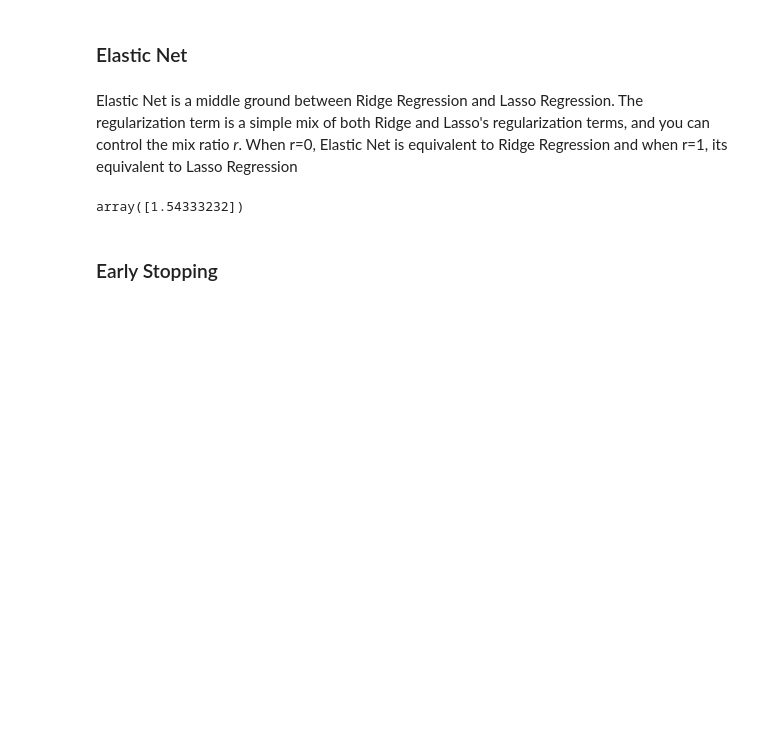
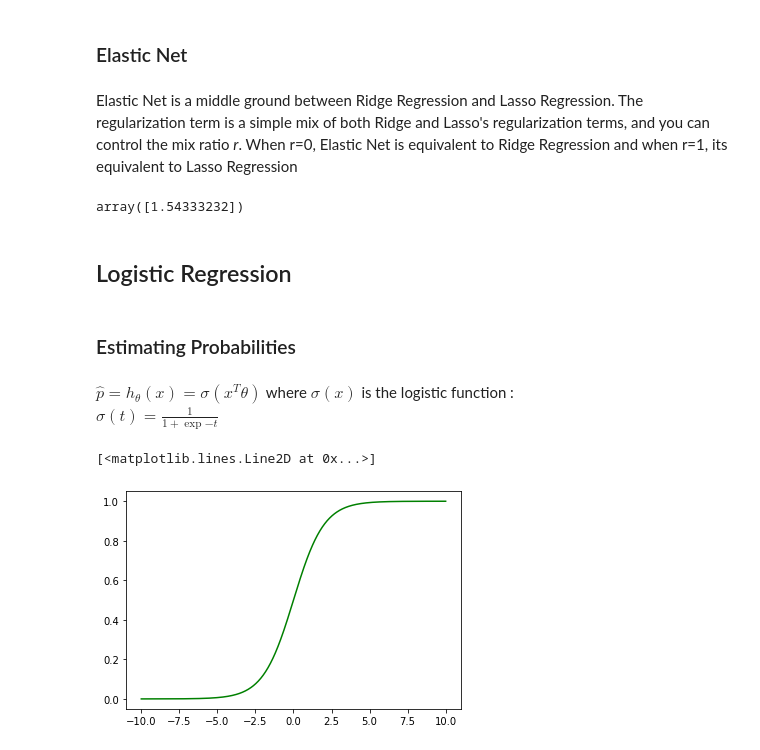
Before and after one commit to verniersolal/hands-on-ml-book, a Jupyter notebook: TrainingModels.ipynb, the cells around one changed output. Cells and saved outputs as stored; diff of their text form; code cells hidden in the pictures; blank space fills up the shorter version.

```diff
--- a/TrainingModels.ipynb
+++ b/TrainingModels.ipynb
@@ -421,5 +421,20 @@ elastic_net.fit(X, y)
 elastic_net.predict([[1.5]])
 # %% [output]
 array([1.54333232])
-# %% [markdown]
-### Early Stopping
+# %% [markdown]
+## Logistic Regression
+# %% [markdown]
+### Estimating Probabilities
+# %% [markdown]
+$\hat{p} = h_{\theta}(x) = \sigma(x^{T} \theta)$ where $\sigma(x)$ is the logistic function :
+$\sigma(t) = \frac{1}{1 + \exp{-t}}$
+# %%
+# 100 linearly spaced numbers
+x = np.linspace(-10,10,1000)
+
+# the function, which is y = x^3 here
+y = 1 / (1 + np.exp(-x))
+plt.plot(x,y, 'g')
+# %% [output]
+[<matplotlib.lines.Line2D at 0x...>]
+[figure, added]
```
Also changed, not shown: parts of 39 cells of this notebook.
